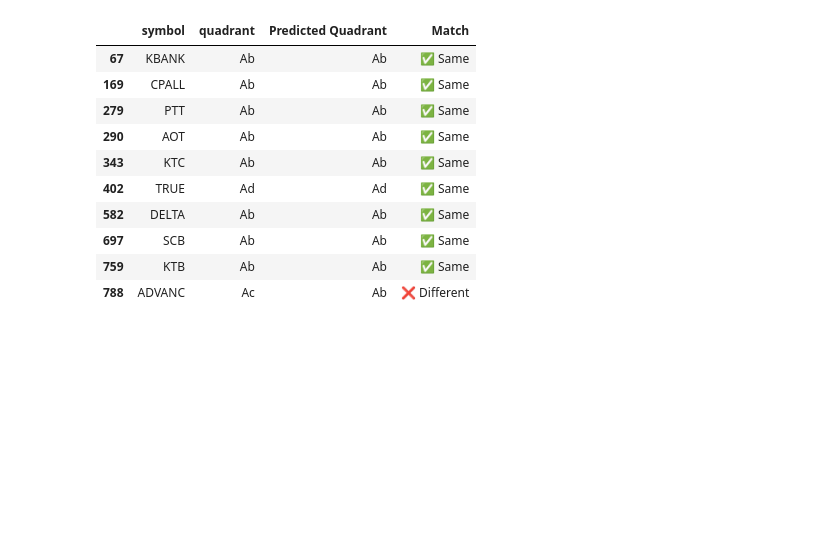
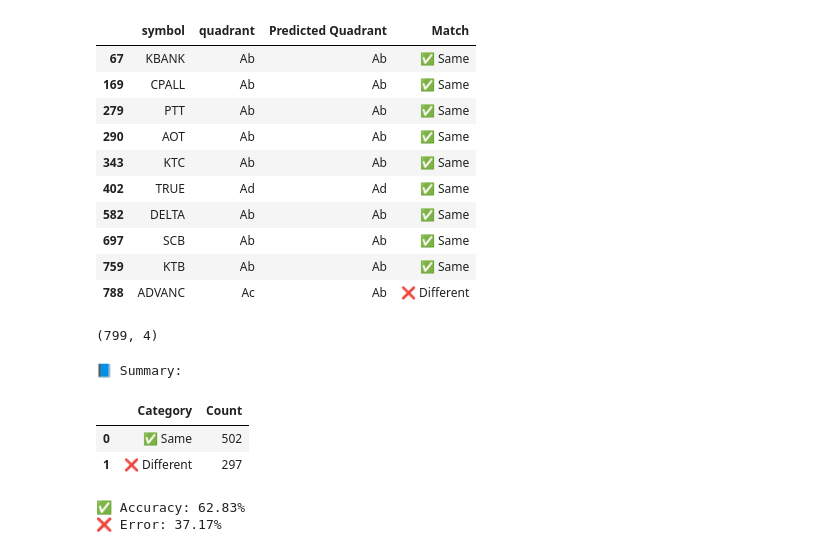
Before and after one commit to phqsuema123/Stock-quadrant-quantitative-analysis-using-deep-learning-classification, a Jupyter notebook: 1.Final_file/5.ployment/deployment_model.ipynb, the cells around one changed output. Cells and saved outputs as stored; diff of their text form; code cells hidden in the pictures; blank space fills up the shorter version.

```diff
--- a/1.Final_file/5.ployment/deployment_model.ipynb
+++ b/1.Final_file/5.ployment/deployment_model.ipynb
@@ -502,3 +502,41 @@ df_filtered.head(11)
 | 697 | SCB | Ab | Ab | ✅ Same |
 | 759 | KTB | Ab | Ab | ✅ Same |
 | 788 | ADVANC | Ac | Ab | ❌ Different |
+# %%
+comparison_df.shape
+# %% [output]
+(799, 4)
+# %%
+# -----------------------------
+# ✅ รวมสรุปจำนวน
+# -----------------------------
+summary_df = (
+    comparison_df["Match"]
+    .value_counts()
+    .rename_axis("Category")
+    .reset_index(name="Count")
+)
+
+# -----------------------------
+# ✅ แสดงผลทั้งหมด (ใช้ใน Notebook)
+# -----------------------------
+print("📘 Summary:")
+display(summary_df)
+# %% [output]
+📘 Summary:
+|  | Category | Count |
+| 0 | ✅ Same | 502 |
+| 1 | ❌ Different | 297 |
+# %%
+total = 799
+same = 502
+diff = 297
+
+accuracy = (same / total) * 100
+error = (diff / total) * 100
+
+print(f"✅ Accuracy: {accuracy:.2f}%")
+print(f"❌ Error: {error:.2f}%")
+# %% [output]
+✅ Accuracy: 62.83%
+❌ Error: 37.17%
```
Also changed, not shown: parts of 2 cells of this notebook.
